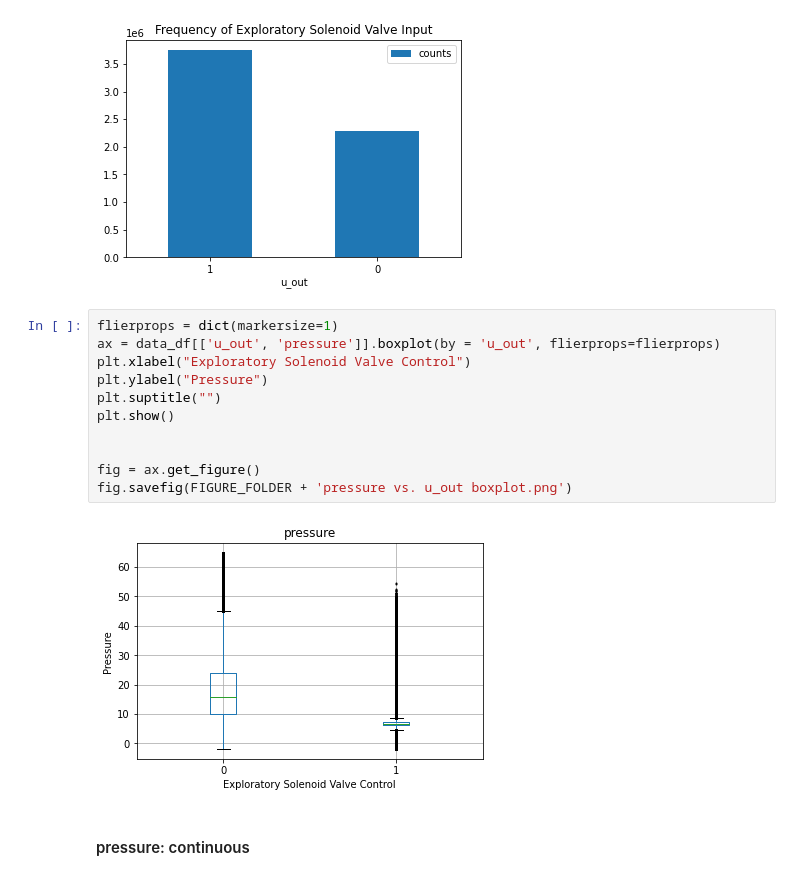
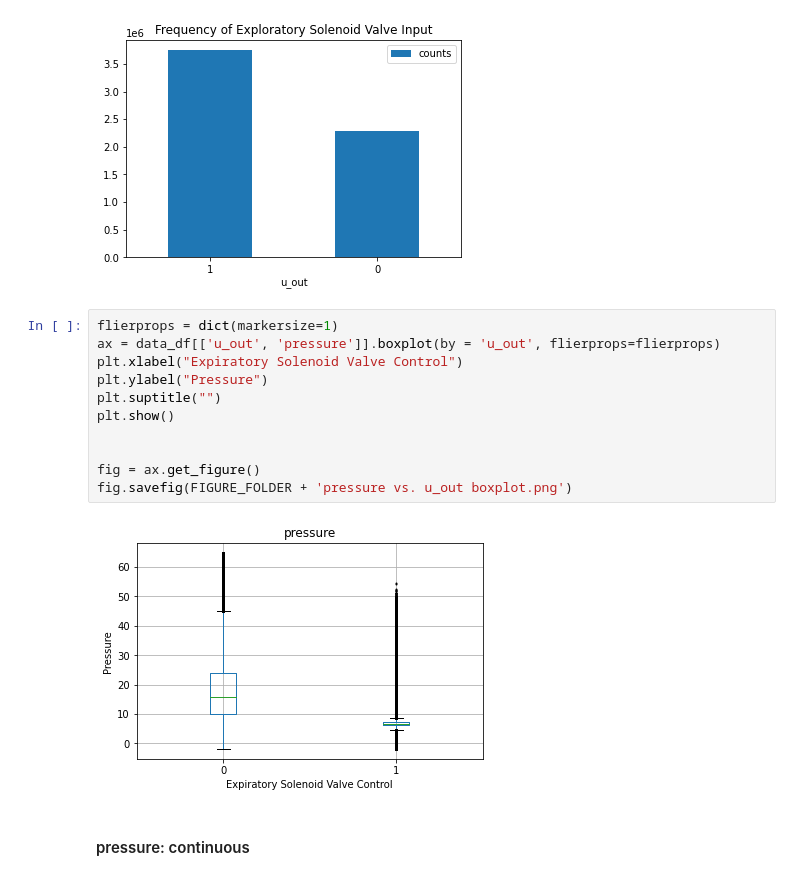
Before and after one commit to Andrew-X-Wang/DATA1030_Project, a Jupyter notebook: src/Untitled.ipynb, the cells around one changed output. Cells and saved outputs as stored; diff of their text form.

```diff
--- a/src/Untitled.ipynb
+++ b/src/Untitled.ipynb
@@ -565,16 +572,16 @@ fig.savefig(FIGURE_FOLDER + 'u_out barplot.png')
 # %%
 flierprops = dict(markersize=1)
 ax = data_df[['u_out', 'pressure']].boxplot(by = 'u_out', flierprops=flierprops)
-plt.xlabel("Exploratory Solenoid Valve Control")
+plt.xlabel("Expiratory Solenoid Valve Control")
 plt.ylabel("Pressure")
 plt.suptitle("")
 plt.show()
 
 
 fig = ax.get_figure()
 fig.savefig(FIGURE_FOLDER + 'pressure vs. u_out boxplot.png')
 # %% [output]
-[figure, old version]
+[figure, new version]
 # %% [markdown]
 #### pressure: continuous
 # %%
```
Also changed, not shown: parts of 4 cells of this notebook, 1 other file.
